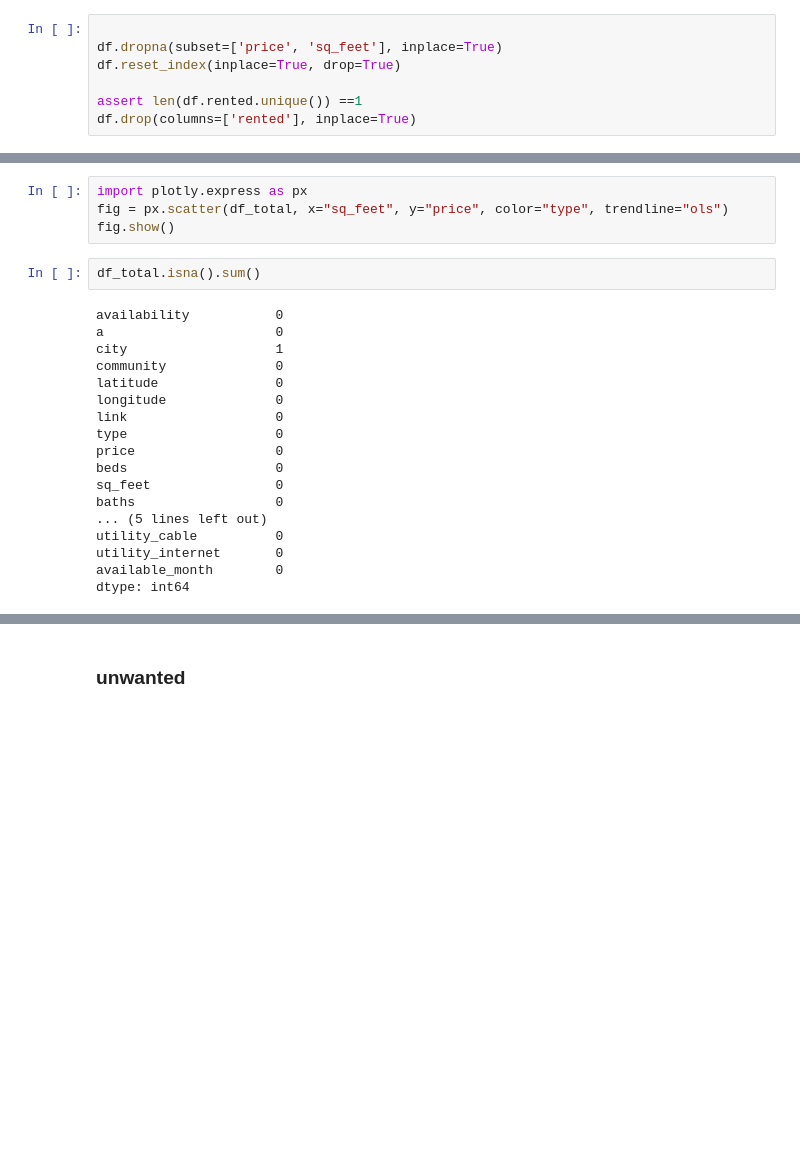
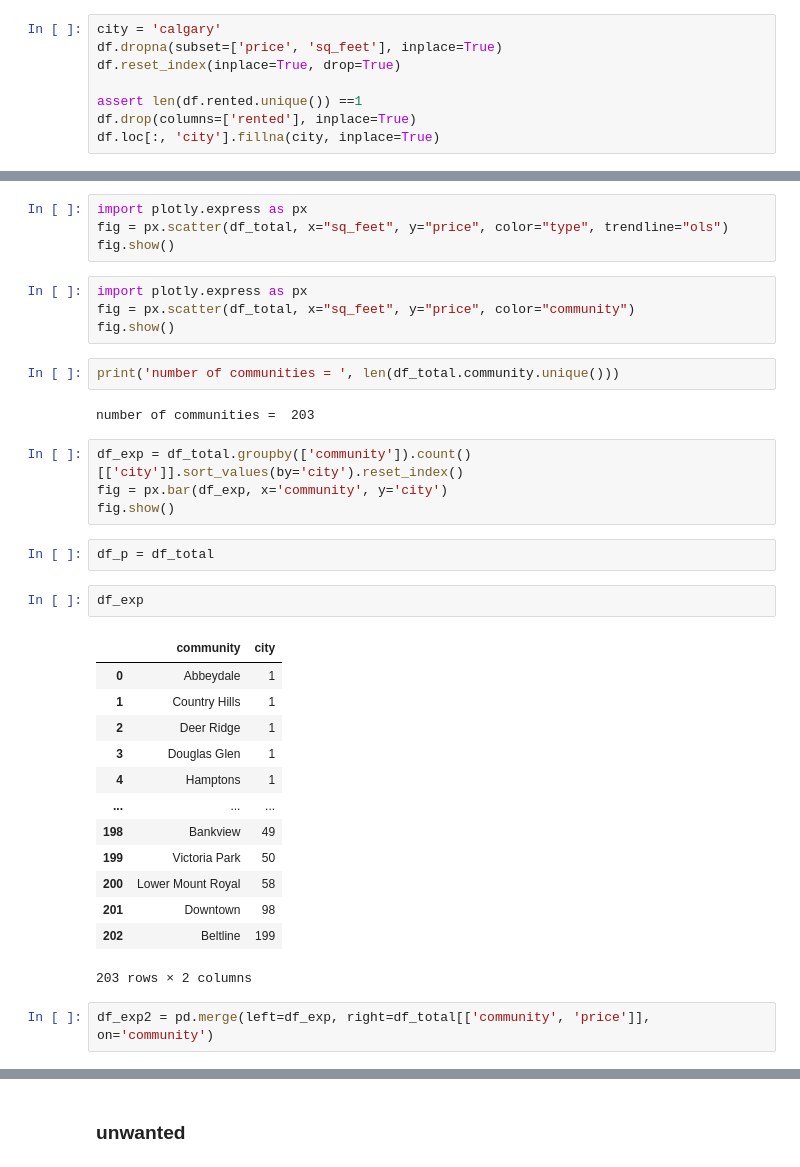
Before and after one commit to mitramir55/House-Price-Analyzer-Flask, a Jupyter notebook: Practice/practice - 2.ipynb, the cells around one changed output, grey strips where cells are left out. Drawn from its saved outputs; the diff is of its cells as text; blank space fills up the shorter version.

```diff
--- a/Practice/practice - 2.ipynb
+++ b/Practice/practice - 2.ipynb
@@ -17,12 +17,13 @@ c:\Users\Lenovo\Flask apps\House-price-prediction
 MAIN_DF_PATH = r'Dataset\calgary_cleaned_rentals_dataset.csv'
 df = pd.read_csv(MAIN_DF_PATH)
 # %%
-
+city = 'calgary'
 df.dropna(subset=['price', 'sq_feet'], inplace=True)
 df.reset_index(inplace=True, drop=True)
 
 assert len(df.rented.unique()) ==1
 df.drop(columns=['rented'], inplace=True)
+df.loc[:, 'city'].fillna(city, inplace=True)
 # %%
 # handling second rentals --ADD
 def handle_second_rentals(df, info_cols = ['price', 'sq_feet', 'beds', 'baths']):
@@ -184,23 +215,35 @@ not int found:  1550-1750 sq.ft. ***This will vary due to range of different uni
 import plotly.express as px
 fig = px.scatter(df_total, x="sq_feet", y="price", color="type", trendline="ols")
 fig.show()
-# %%
-df_total.isna().sum()
-# %% [output]
-availability           0
-a                      0
-city                   1
-community              0
-latitude               0
-longitude              0
-link                   0
-type                   0
-price                  0
-beds                   0
-sq_feet                0
-baths                  0
-... (5 lines left out)
-utility_cable          0
-utility_internet       0
-available_month        0
-dtype: int64
+# %%
+import plotly.express as px
+fig = px.scatter(df_total, x="sq_feet", y="price", color="community")
+fig.show()
+# %%
+print('number of communities = ', len(df_total.community.unique()))
+# %% [output]
+number of communities =  203
+# %%
+df_exp = df_total.groupby(['community']).count()[['city']].sort_values(by='city').reset_index()
+fig = px.bar(df_exp, x='community', y='city')
+fig.show()
+# %%
+df_p = df_total
+# %%
+df_exp
+# %% [output]
+|  | community | city |
+| 0 | Abbeydale | 1 |
+| 1 | Country Hills | 1 |
+| 2 | Deer Ridge | 1 |
+| 3 | Douglas Glen | 1 |
+| 4 | Hamptons | 1 |
+| ... | ... | ... |
+| 198 | Bankview | 49 |
+| 199 | Victoria Park | 50 |
+| 200 | Lower Mount Royal | 58 |
+| 201 | Downtown | 98 |
+| 202 | Beltline | 199 |
+203 rows × 2 columns
+# %%
+df_exp2 = pd.merge(left=df_exp, right=df_total[['community', 'price']], on='community')
```
Also changed, not shown: parts of 11 cells of this notebook, 1 other file.
